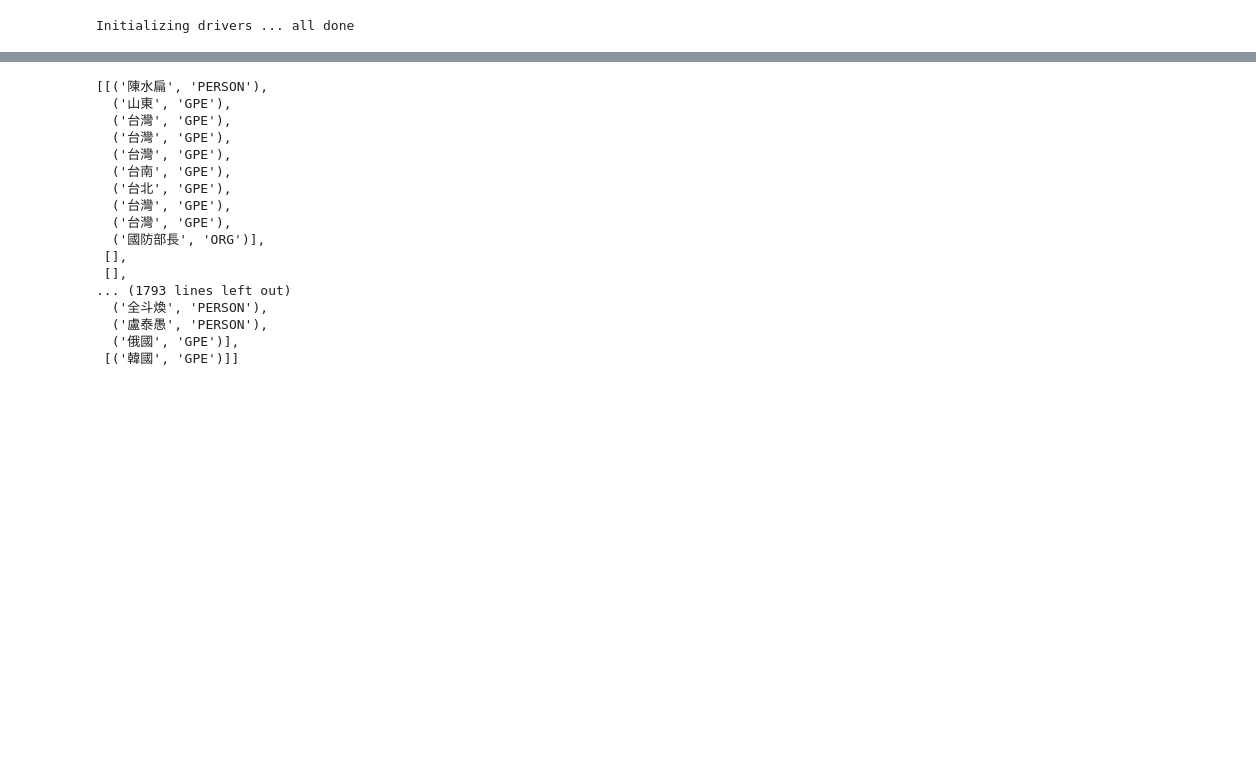
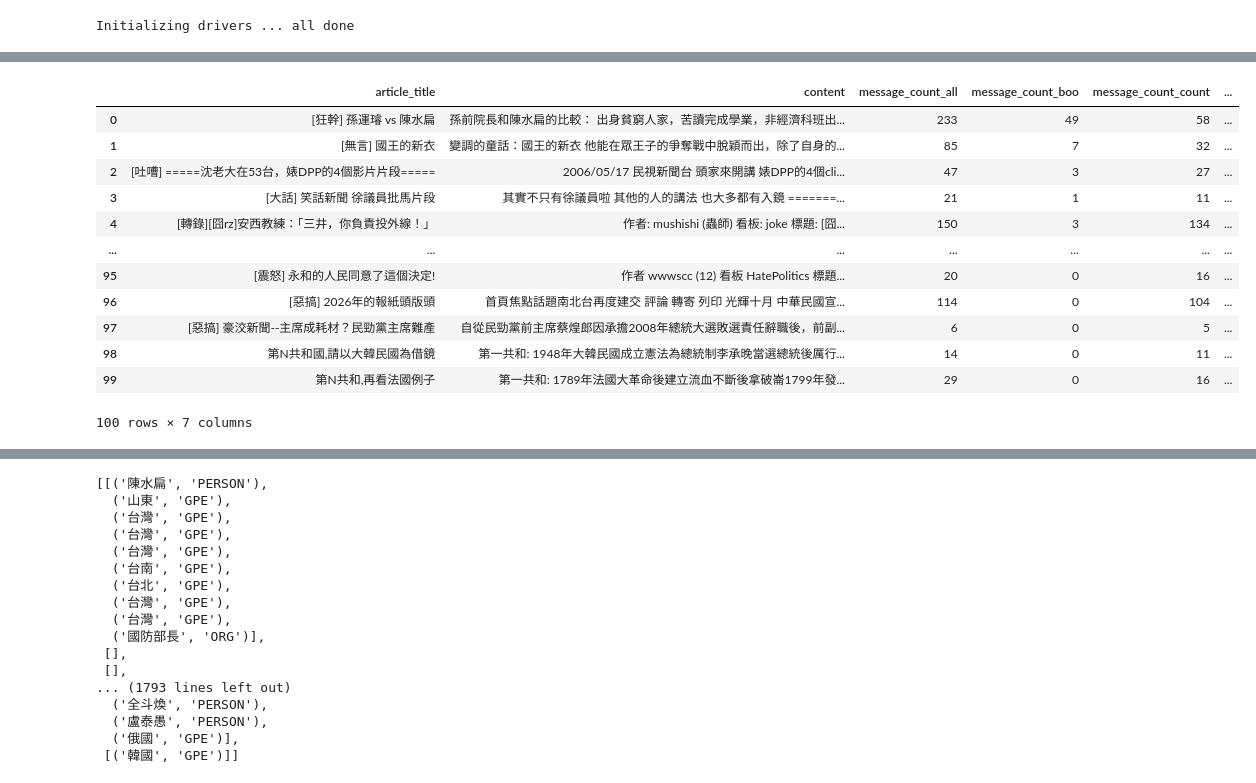
Before and after one commit to hsieh2000/HW, a Jupyter notebook: NLP.ipynb, the cells around one changed output, grey strips where cells are left out. Cells and saved outputs as stored; diff of their text form; code cells hidden in the pictures; blank space fills up the shorter version.

```diff
--- a/NLP.ipynb
+++ b/NLP.ipynb
@@ -78,3 +60,19 @@ ORIGINAL_DATA
+# %%
+TEST_DATA
+# %% [output]
+|  | article_title | content | message_count_all | message_count_boo | message_count_count | ... |
+| 0 | [狂幹] 孫運璿 vs 陳水扁 | 孫前院長和陳水扁的比較： 出身貧窮人家，苦讀完成學業，非經濟科班出... | 233 | 49 | 58 | ... |
+| 1 | [無言] 國王的新衣 | 變調的童話：國王的新衣 他能在眾王子的爭奪戰中脫穎而出，除了自身的... | 85 | 7 | 32 | ... |
+| 2 | [吐嘈] =====沈老大在53台，婊DPP的4個影片片段===== | 2006/05/17 民視新聞台 頭家來開講 婊DPP的4個cli... | 47 | 3 | 27 | ... |
+| 3 | [大話] 笑話新聞 徐議員批馬片段 | 其實不只有徐議員啦 其他的人的講法 也大多都有入鏡 =======... | 21 | 1 | 11 | ... |
+| 4 | [轉錄][囧rz]安西教練：「三井，你負責投外線！」 | 作者: mushishi (蟲師) 看板: joke 標題: [囧... | 150 | 3 | 134 | ... |
+| ... | ... | ... | ... | ... | ... | ... |
+| 95 | [震怒] 永和的人民同意了這個決定! | 作者 wwwscc (12) 看板 HatePolitics 標題... | 20 | 0 | 16 | ... |
+| 96 | [惡搞] 2026年的報紙頭版頭 | 首頁焦點話題南北台再度建交 評論 轉寄 列印 光輝十月 中華民國宣... | 114 | 0 | 104 | ... |
+| 97 | [惡搞] 豪洨新聞--主席成耗材？民勁黨主席難產 | 自從民勁黨前主席蔡煌郎因承擔2008年總統大選敗選責任辭職後，前副... | 6 | 0 | 5 | ... |
+| 98 | 第N共和國,請以大韓民國為借鏡 | 第一共和: 1948年大韓民國成立憲法為總統制李承晚當選總統後厲行... | 14 | 0 | 11 | ... |
+| 99 | 第N共和,再看法國例子 | 第一共和: 1789年法國大革命後建立流血不斷後拿破崙1799年發... | 29 | 0 | 16 | ... |
+100 rows × 7 columns
 # %%
 # ws_results = ws_driver([content[0]])
 # pos_results = pos_driver([content[0]])
```
Also changed, not shown: parts of 20 cells of this notebook.
